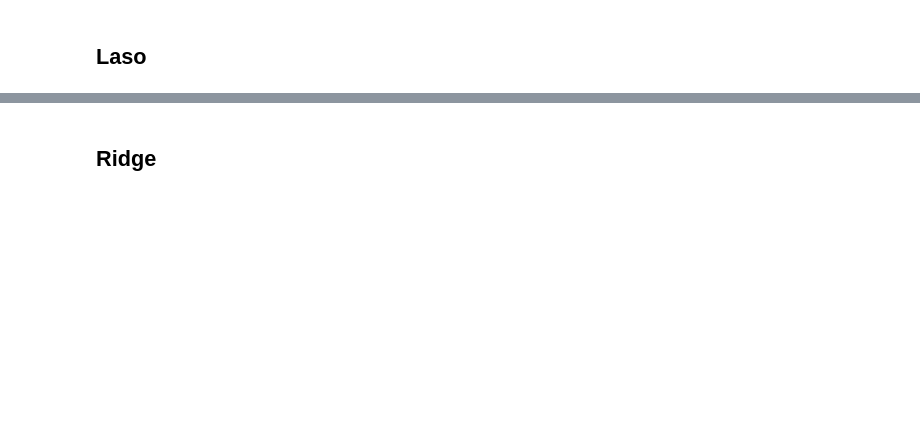
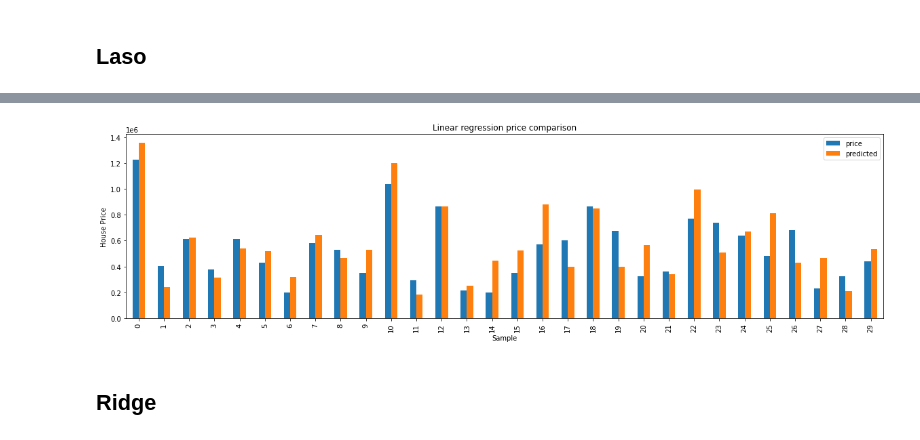
Before and after one commit to zulfijauh/Cheatsheet, a Jupyter notebook: House_Price_Prediction.ipynb, the cells around one changed output, grey strips where cells are left out. Cells and saved outputs as stored; diff of their text form; code cells hidden in the pictures; blank space fills up the shorter version.

```diff
--- a/House_Price_Prediction.ipynb
+++ b/House_Price_Prediction.ipynb
@@ -250,3 +293,16 @@ Mean Absolute Error:  164085.12960229127
+# %%
+las_real_price = pd.DataFrame(y_test[:30]).reset_index(drop=True)
+las_pred_price = pd.DataFrame(las_pred[:30], columns = ['predicted'])
+las_result = pd.concat([las_real_price, las_pred_price], axis=1)
+las_result.plot(kind='bar')
+
+plt.rcParams["figure.figsize"] = (20, 5)
+plt.title("Linear regression price comparison")
+plt.xlabel('Sample')
+plt.ylabel('House Price')
+plt.show()
+# %% [output]
+[figure, added]
 # %% [markdown]
 ## Ridge
 # %%
```
Also changed, not shown: parts of 30 cells of this notebook.
